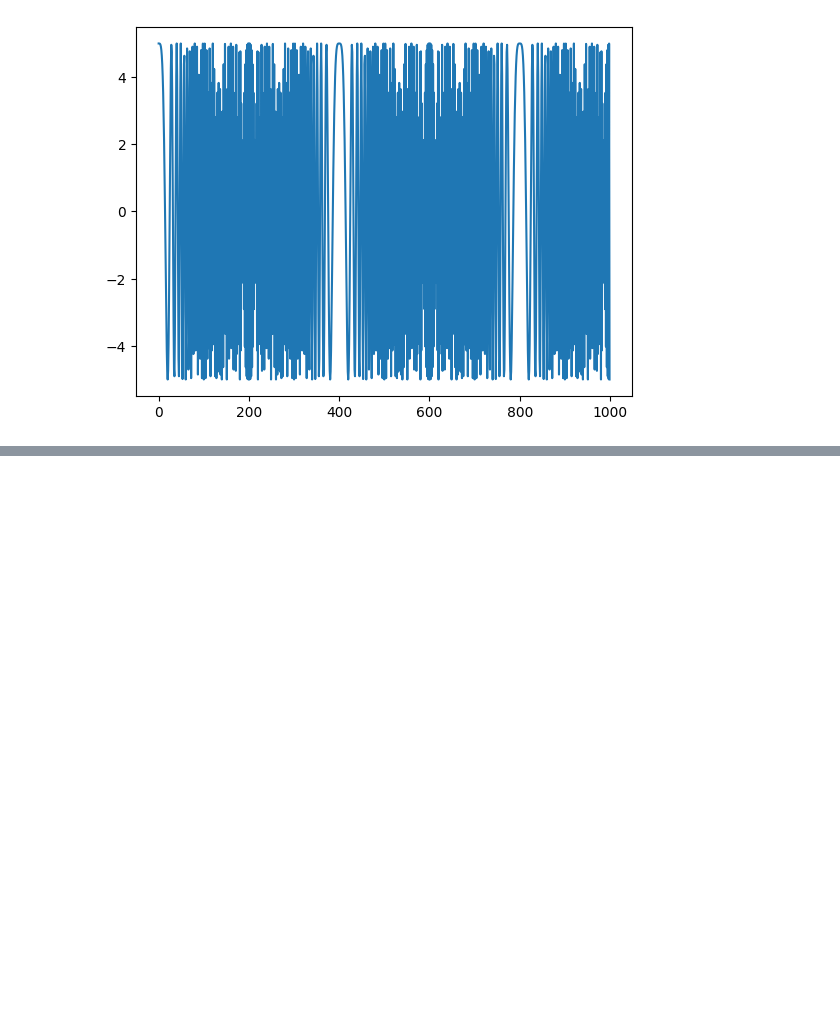
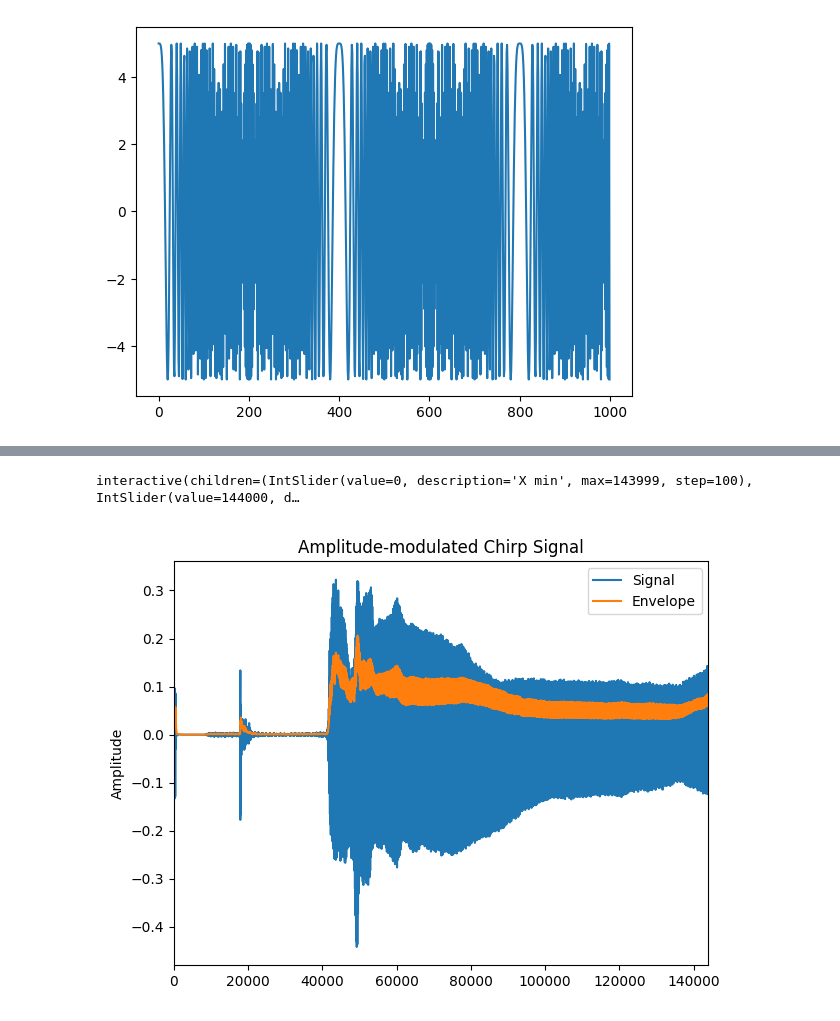
Before and after one commit to jaimepryor0/ttsky-verilog-template-workshop, a Jupyter notebook: src/envelope.ipynb, the cells around one changed output, grey strips where cells are left out. Cells and saved outputs as stored; diff of their text form; code cells hidden in the pictures; blank space fills up the shorter version.

```diff
--- a/src/envelope.ipynb
+++ b/src/envelope.ipynb
@@ -50,0 +82,29 @@ plt.plot(env)
+# %%
+%matplotlib widget
+from ipywidgets import interact, IntSlider
+from scipy.signal import butter, sosfilt
+
+amplitude_envelope = np.abs(myrecording)
+lpfb, lpfa = np.array(sig.iirfilter(N = 1, Wn=100, btype='lowpass', output='ba', fs=fs))
+amplitude_envelope = sig.lfilter(lpfb, lpfa, amplitude_envelope)
+t = np.arange(len(myrecording))
+
+fig, ax0 = plt.subplots(tight_layout=True)
+ax0.set_title("Amplitude-modulated Chirp Signal")
+ax0.set_ylabel("Amplitude")
+line_sig, = ax0.plot(t, myrecording, label='Signal')
+line_env, = ax0.plot(t, amplitude_envelope, label='Envelope')
+ax0.legend()
+
+def update(x_min, x_max):
+    if x_min < x_max:
+        ax0.set_xlim(x_min, x_max)
+        fig.canvas.draw_idle()
+
+interact(update,
+    x_min=IntSlider(min=0, max=len(t)-1, step=100, value=0,      description='X min'),
+    x_max=IntSlider(min=1, max=len(t),   step=100, value=len(t), description='X max'))
+plt.show()
+# %% [output]
+interactive(children=(IntSlider(value=0, description='X min', max=143999, step=100), IntSlider(value=144000, d…
+[figure, added]
```
Also changed, not shown: parts of 5 cells of this notebook, 2 other files.
